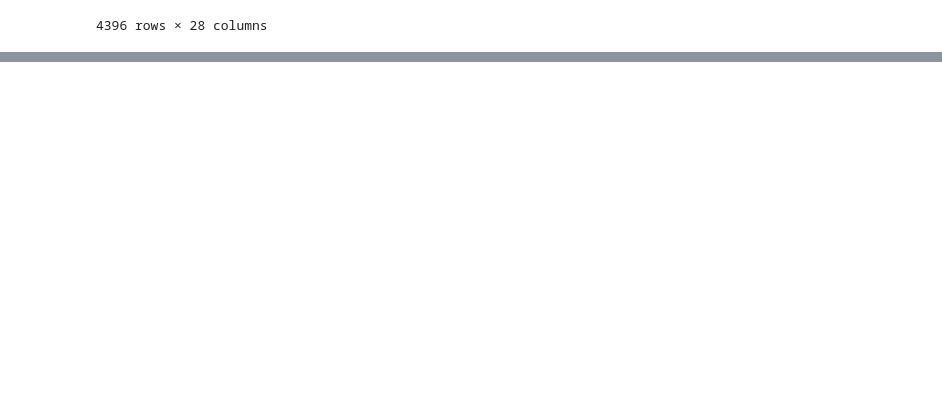
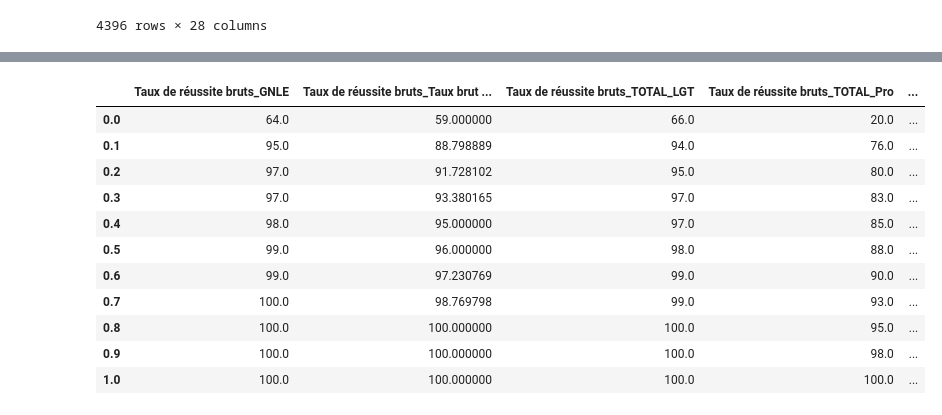
Before and after one commit to Acochepin/Python-2A---AC---JM---RS, a Jupyter notebook: Manipulation bases de données.ipynb, the cells around one changed output, grey strips where cells are left out. Cells and saved outputs as stored; diff of their text form; code cells hidden in the pictures; blank space fills up the shorter version.

```diff
--- a/Manipulation bases de données.ipynb
+++ b/Manipulation bases de données.ipynb
@@ -422,0 +405,15 @@ df.describe()
+# %%
+df[["Taux de réussite bruts_GNLE","Taux de réussite bruts_Taux brut techno","Taux de réussite bruts_TOTAL_LGT","Taux de réussite bruts_TOTAL_Pro","Médiane (€)_Q219"]].quantile(q = [0,0.1,0.2,0.3,0.4,0.5,0.6,0.7,0.8,0.9,1])
+# %% [output]
+|  | Taux de réussite bruts_GNLE | Taux de réussite bruts_Taux brut ... | Taux de réussite bruts_TOTAL_LGT | Taux de réussite bruts_TOTAL_Pro | ... |
+| 0.0 | 64.0 | 59.000000 | 66.0 | 20.0 | ... |
+| 0.1 | 95.0 | 88.798889 | 94.0 | 76.0 | ... |
+| 0.2 | 97.0 | 91.728102 | 95.0 | 80.0 | ... |
+| 0.3 | 97.0 | 93.380165 | 97.0 | 83.0 | ... |
+| 0.4 | 98.0 | 95.000000 | 97.0 | 85.0 | ... |
+| 0.5 | 99.0 | 96.000000 | 98.0 | 88.0 | ... |
+| 0.6 | 99.0 | 97.230769 | 99.0 | 90.0 | ... |
+| 0.7 | 100.0 | 98.769798 | 99.0 | 93.0 | ... |
+| 0.8 | 100.0 | 100.000000 | 100.0 | 95.0 | ... |
+| 0.9 | 100.0 | 100.000000 | 100.0 | 98.0 | ... |
+| 1.0 | 100.0 | 100.000000 | 100.0 | 100.0 | ... |
```
Also changed, not shown: parts of 10 cells of this notebook.
